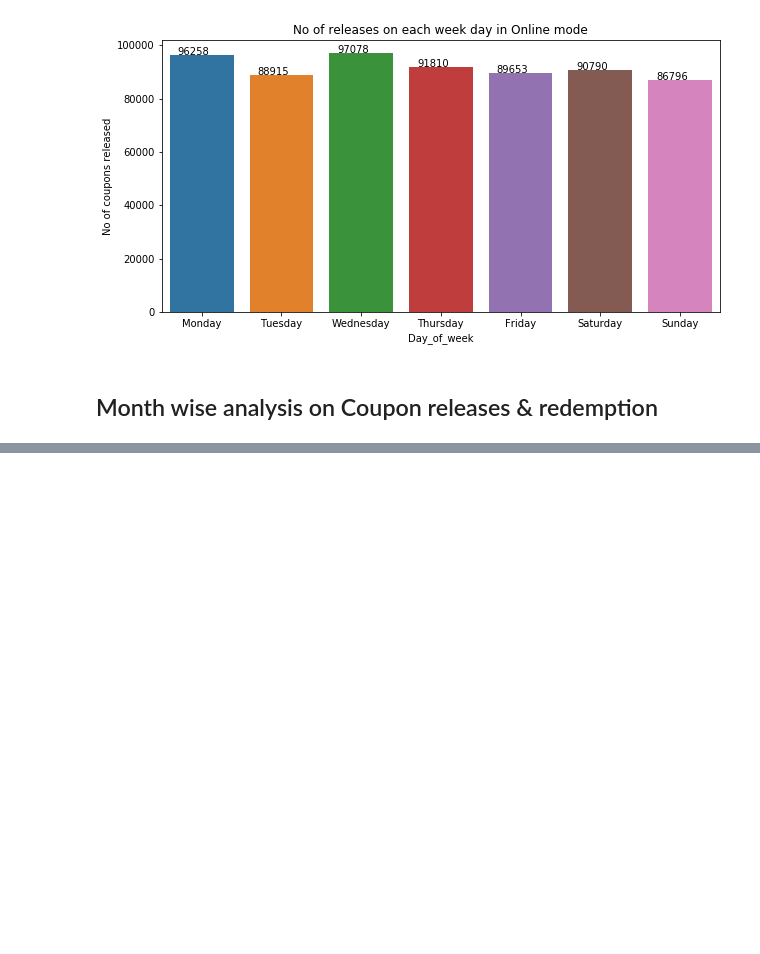
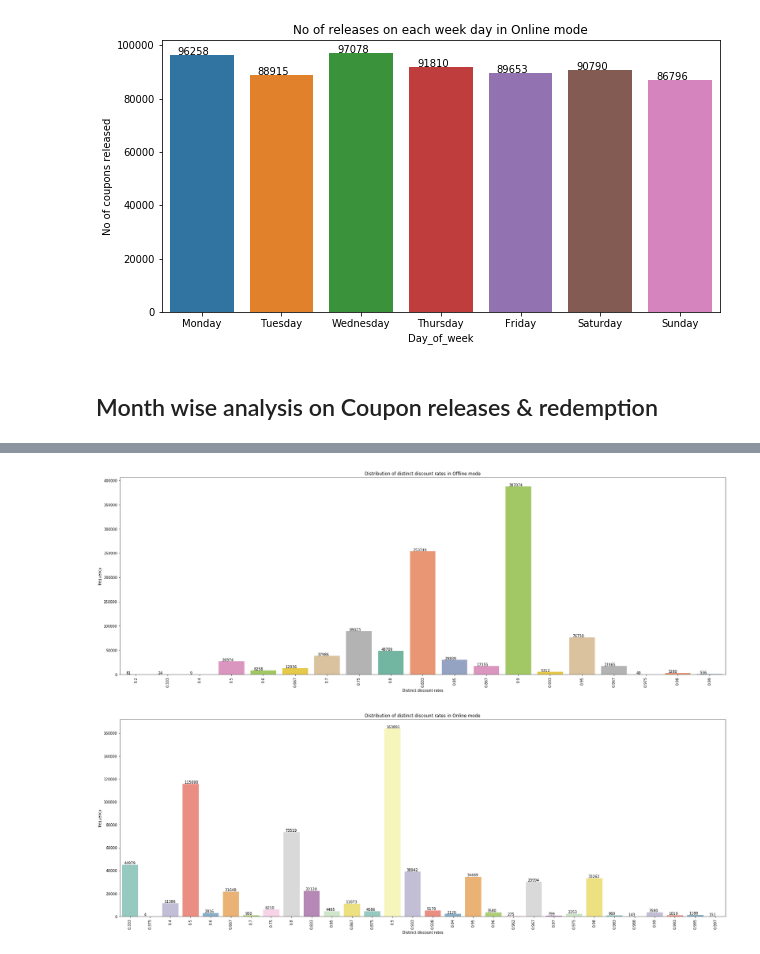
Before and after one commit to sinha-pulaks/O2O-coupon-redemption, a Jupyter notebook: O2O_coupon_prediction.ipynb, the cells around one changed output, grey strips where cells are left out. Cells and saved outputs as stored; diff of their text form; code cells hidden in the pictures; blank space fills up the shorter version.

```diff
--- a/O2O_coupon_prediction.ipynb
+++ b/O2O_coupon_prediction.ipynb
@@ -3242,0 +3289,3 @@ plt.show()
+# %%
+df_off_dis=df_off_unique[df_off_unique["Discount_rate"].isna()==False].copy(deep=True)
+df_off_dis["Discount_rate"].nunique()
@@ -3242,0 +3294,3 @@ plt.show()
+# %%
+df_on_dis=df_on_unique[(df_on_unique["Discount_rate"].isna()==False) & (df_on_unique["Discount_rate"]!="fixed")].copy(deep=True)
+df_on_dis["Discount_rate"].nunique()
@@ -3242,0 +3366,51 @@ plt.show()
+# %%
+#offline
+plt.figure(figsize=(30,10))
+ax=sns.countplot(df_off_dis["Rate"],palette='Set2')
+for p in ax.patches:
+       ax.annotate('{:.0f}'.format(p.get_height()), (p.get_x()+0.1, p.get_height()+500))
+ax.set_xticklabels(ax.get_xticklabels(),rotation=90)
+def change_width(ax, new_value) :
+    for patch in ax.patches :
+        current_width = patch.get_width()
+        diff = current_width - new_value
+
+        # we change the bar width
+        patch.set_width(new_value)
+
+        # we recenter the bar
+        patch.set_x(patch.get_x() + diff * .5)
+
+change_width(ax, 0.8)
+plt.ylabel("frequency")
+plt.xlabel("Distinct discount rates")
+plt.title("Distribution of distinct discount rates in Offline mode")
+plt.show()
+
+
+
+#online
+plt.figure(figsize=(30,10))
+ax=sns.countplot(df_on_dis["Rate"],palette='Set3')
+for p in ax.patches:
+       ax.annotate('{:.0f}'.format(p.get_height()), (p.get_x()+0.1, p.get_height()+500))
+ax.set_xticklabels(ax.get_xticklabels(),rotation=90)
+def change_width(ax, new_value) :
+    for patch in ax.patches :
+        current_width = patch.get_width()
+        diff = current_width - new_value
+
+        # we change the bar width
+        patch.set_width(new_value)
+
+        # we recenter the bar
+        patch.set_x(patch.get_x() + diff * .5)
+
+change_width(ax, 0.8)
+plt.ylabel("frequency")
+plt.xlabel("Distinct discount rates")
+plt.title("Distribution of distinct discount rates in Online mode")
+plt.show()
+# %% [output]
+[figure, added]
+[figure, added]
```
Also changed, not shown: parts of 8 cells of this notebook.
